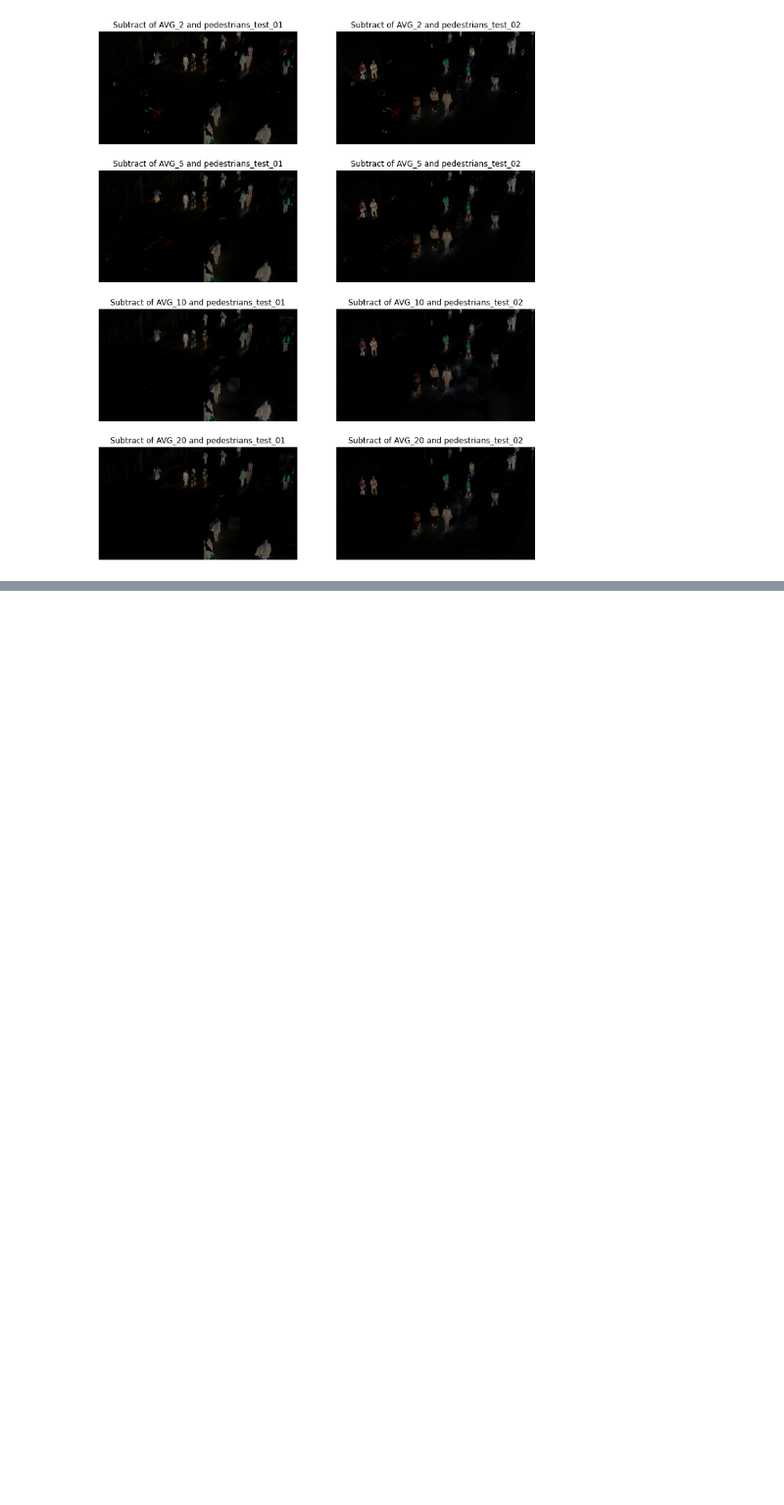
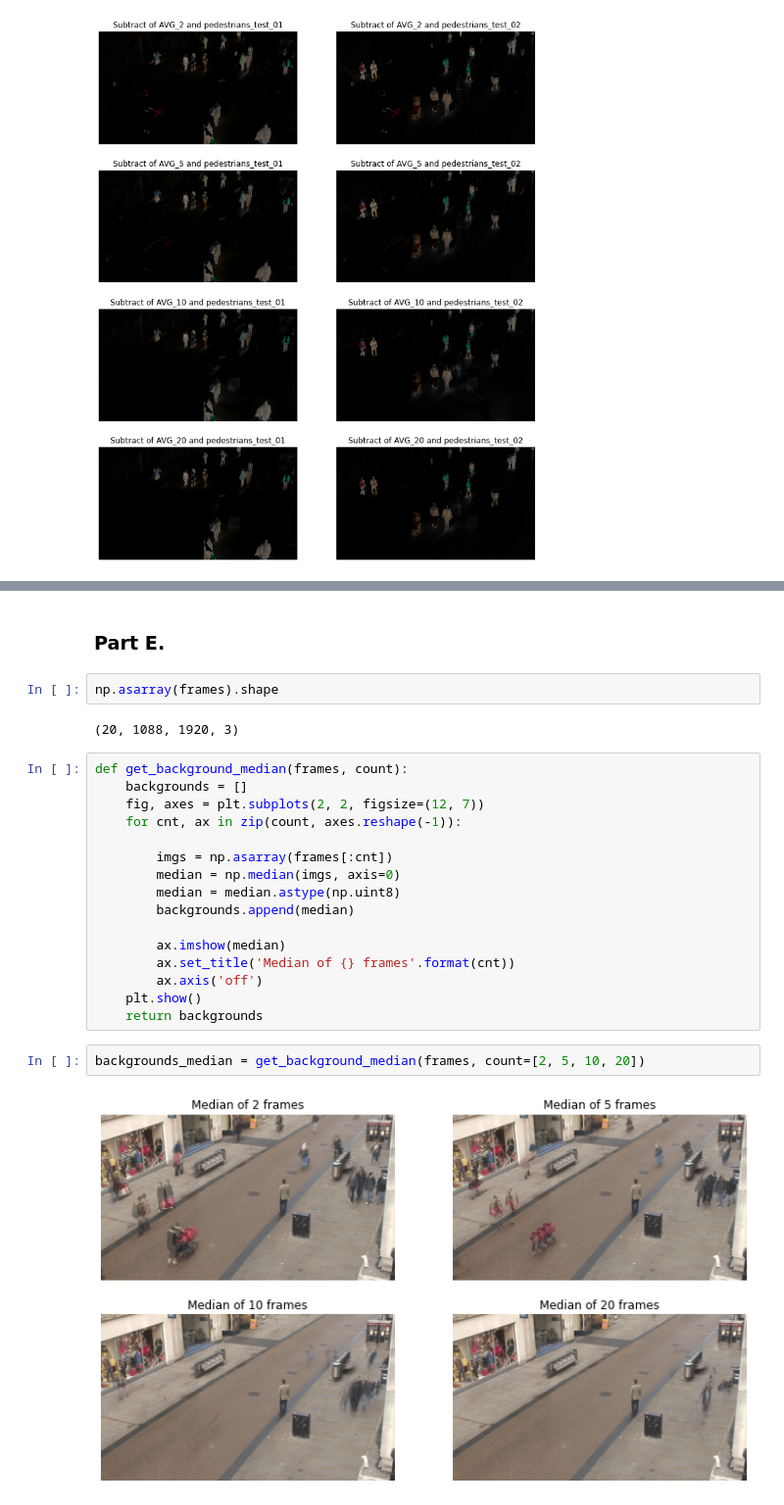
Before and after one commit to nahbos/AUT-DIP, a Jupyter notebook: HW02/Q3.ipynb, the cells around one changed output, grey strips where cells are left out. Shown at 98% size. Saved outputs shown, nothing was run; the diff lists cells and outputs as text; blank space fills up the shorter version.

```diff
--- a/HW02/Q3.ipynb
+++ b/HW02/Q3.ipynb
@@ -96,0 +103,26 @@ plt.show()
+# %% [markdown]
+### Part E.
+# %%
+np.asarray(frames).shape
+# %% [output]
+(20, 1088, 1920, 3)
+# %%
+def get_background_median(frames, count):
+    backgrounds = []
+    fig, axes = plt.subplots(2, 2, figsize=(12, 7))
+    for cnt, ax in zip(count, axes.reshape(-1)):
+
+        imgs = np.asarray(frames[:cnt])
+        median = np.median(imgs, axis=0)
+        median = median.astype(np.uint8)
+        backgrounds.append(median)
+
+        ax.imshow(median)
+        ax.set_title('Median of {} frames'.format(cnt))
+        ax.axis('off')
+    plt.show()
+    return backgrounds
+# %%
+backgrounds_median = get_background_median(frames, count=[2, 5, 10, 20])
+# %% [output]
+[figure, added]
```
Also changed, not shown: parts of 12 cells of this notebook, 1 other file.
